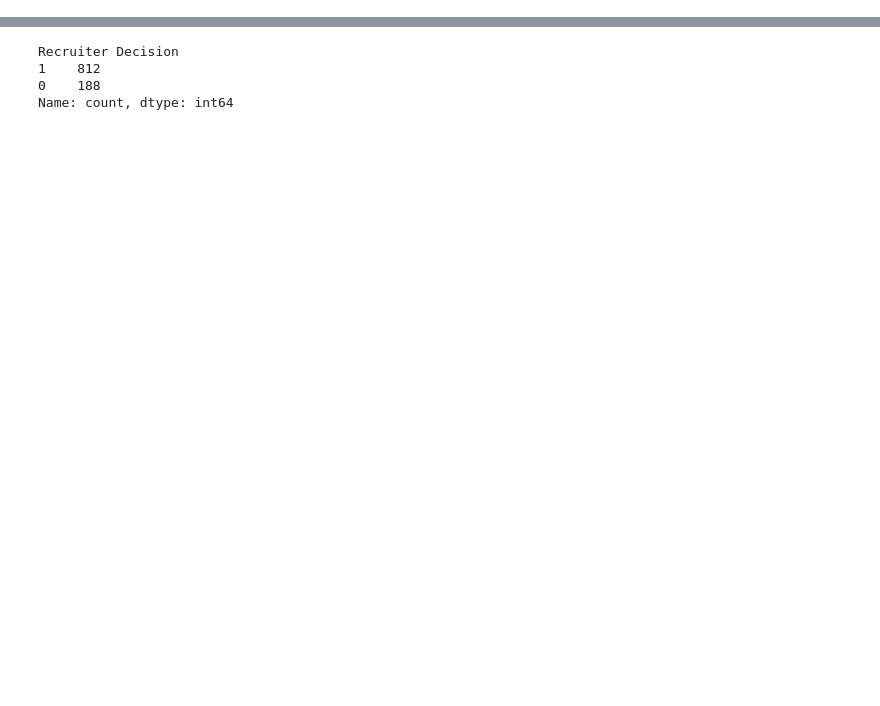
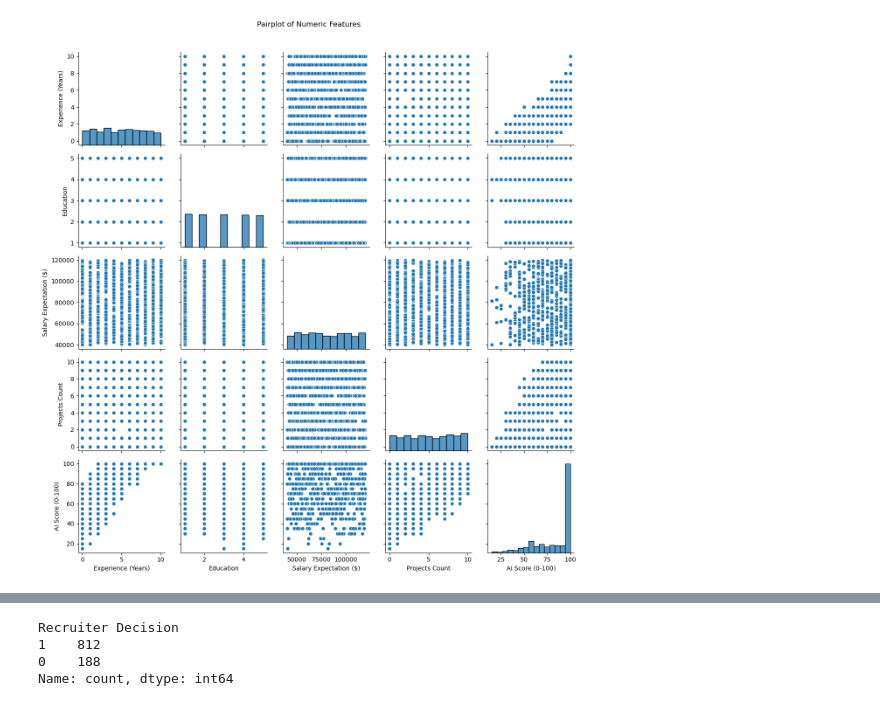
Before and after one commit to bella-mia/2025_FinalProject_ByteMe, a Jupyter notebook: AIr_clean_wClass.ipynb, the cells around one changed output, grey strips where cells are left out. Cells and saved outputs as stored; diff of their text form; code cells hidden in the pictures; blank space fills up the shorter version.

```diff
--- a/AIr_clean_wClass.ipynb
+++ b/AIr_clean_wClass.ipynb
@@ -53,3 +54,22 @@ AIrD
 1000 rows × 9 columns
 # %%
 AIrD.to_csv('cleaned_AI_resume_data.csv', index=False)
+# %%
+import pandas as pd
+import seaborn as sns
+import matplotlib.pyplot as plt
+
+
+# Create the DataFrame
+df = pd.DataFrame(AIrD)
+
+# Select numeric columns for pairplot
+numeric_columns = ['Experience (Years)', 'Education', 'Salary Expectation ($)', 'Projects Count', 'AI Score (0-100)']
+
+# Create pairplot
+sns.pairplot(df[numeric_columns])
+plt.suptitle("Pairplot of Numeric Features", y=1.02)
+plt.tight_layout()
+plt.show()
+# %% [output]
+[figure, added]
```
Also changed, not shown: parts of 7 cells of this notebook.
